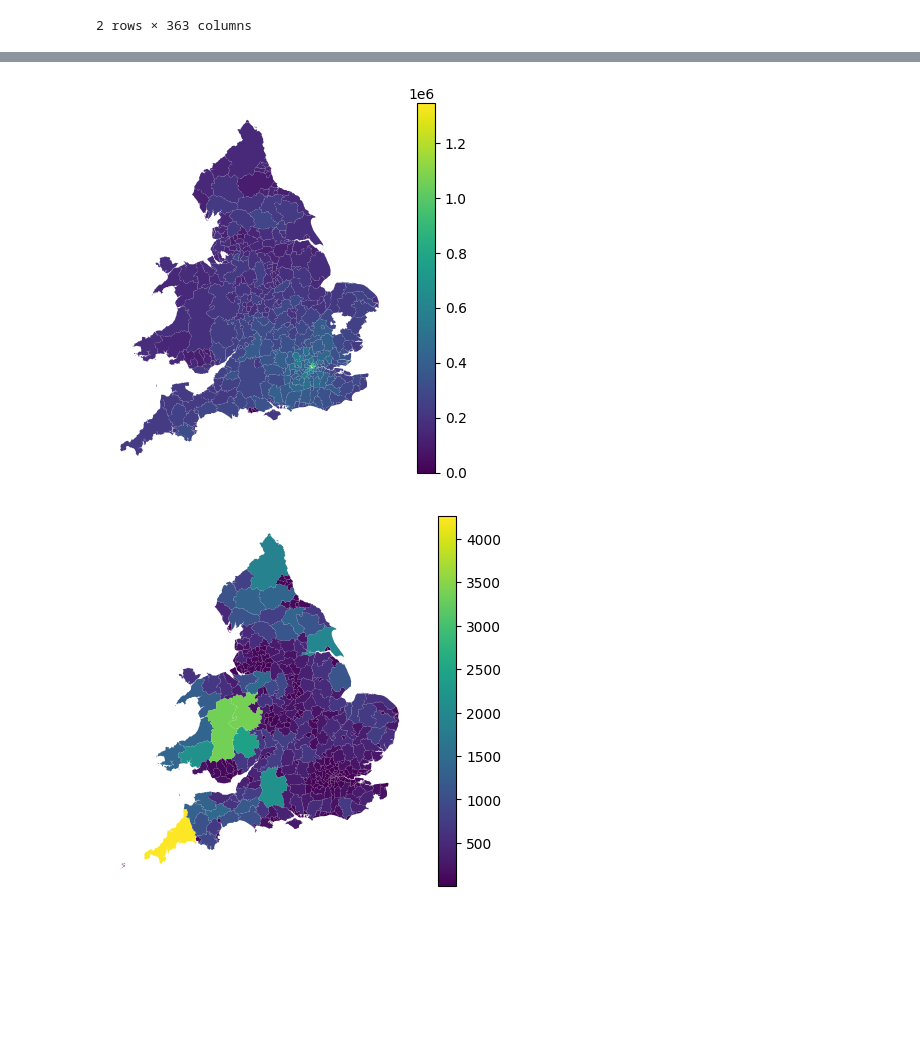
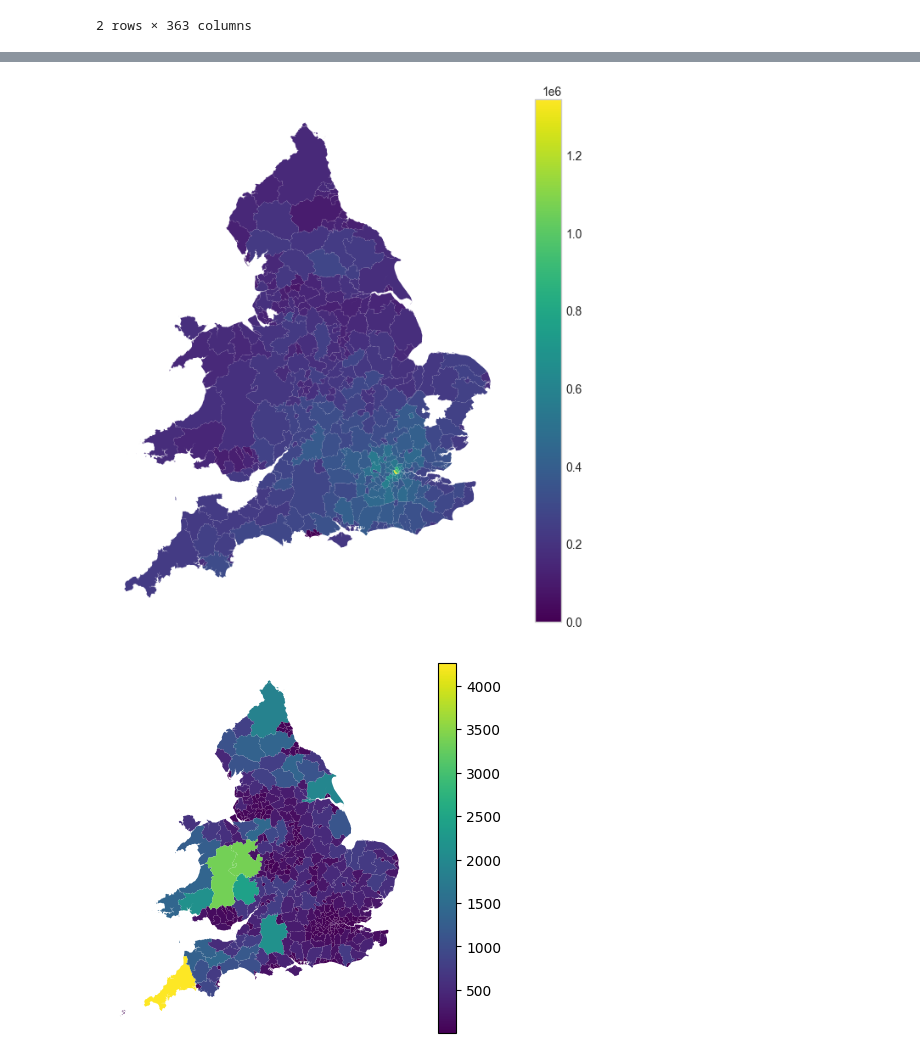
Before and after one commit to DolanDack/datasets, a Jupyter notebook: Causality Example.ipynb, the cells around one changed output, grey strips where cells are left out. Drawn from its saved outputs; the diff is of its cells as text; code cells hidden in the pictures; blank space fills up the shorter version.

```diff
--- a/Causality Example.ipynb
+++ b/Causality Example.ipynb
@@ -95,12 +95,30 @@ plt.show()
 # %%
-fig, ax = plt.subplots(1, 1)
+fig, ax = plt.subplots(1, 1, figsize=(8, 8))
+
+fig.patch.set_alpha(0)
+ax.set_facecolor('none')
 ax.set_axis_off()
-#divider = make_axes_locatable(ax)
-#cax = divider.append_axes("right", size="5%", pad=0.0)
-merged_df.plot(column='2018.avHS', ax=ax, legend=True)
+
+merged_df.plot(
+    column='2018.avHS',
+    ax=ax,
+    legend=True,
+    cmap='viridis',
+    edgecolor='none'
+)
+
+fig.savefig(
+    'average_house_price_2018.png',
+    dpi=300,
+    bbox_inches='tight',
+    transparent=True,
+    facecolor='none',
+    edgecolor='none'
+)
+
 plt.show()
 # %% [output]
-[figure, old version]
+[figure, new version]
 # %%
 fig, ax = plt.subplots(1, 1)
 ax.set_axis_off()
```
Also changed, not shown: parts of 14 cells of this notebook, 2 other files.
